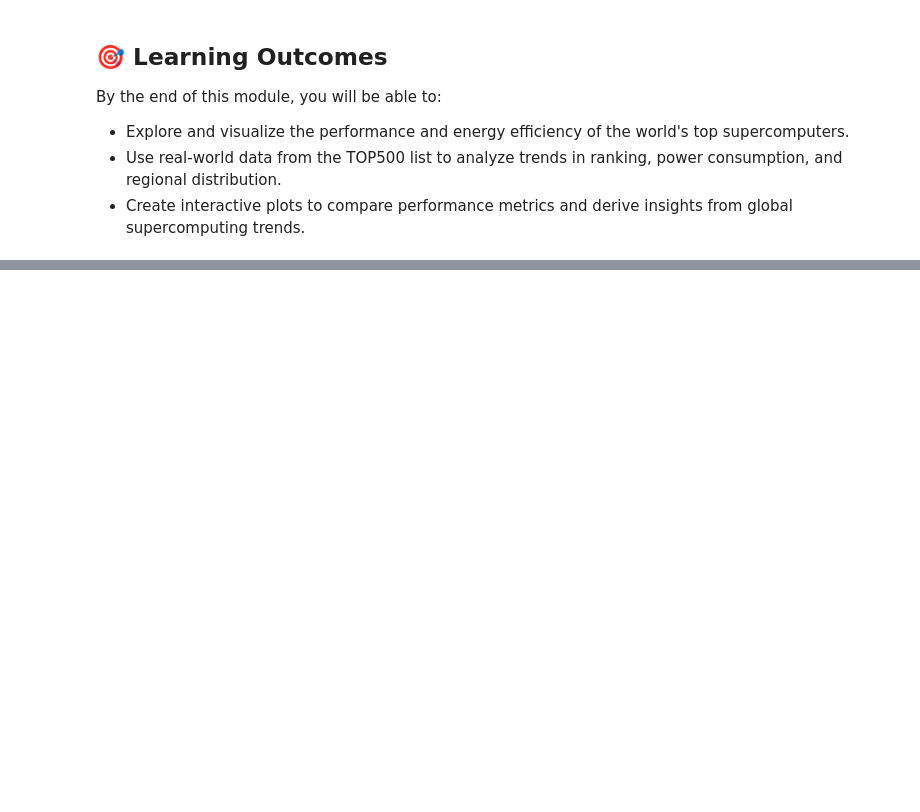
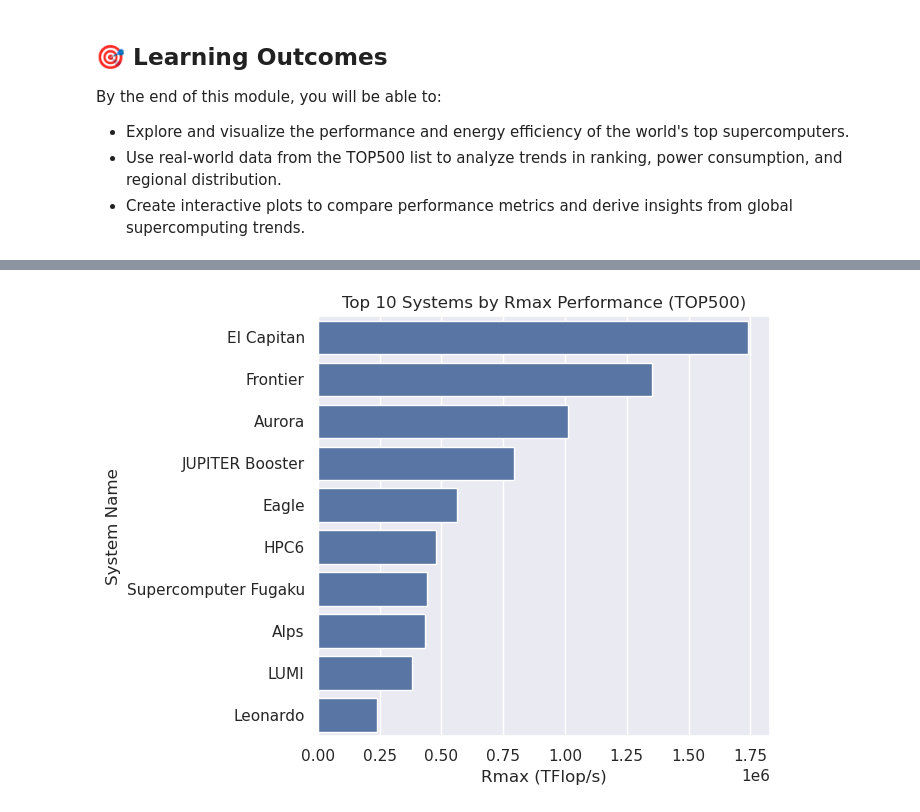
Before and after one commit to charlesWLivelyPhD/DOE_HPC_Bootcamp_2025, a Jupyter notebook: Module_2_NERSC_DOE_HPC_BOOTCAMP2025.ipynb, the cells around one changed output, grey strips where cells are left out. Saved outputs shown, nothing was run; the diff lists cells and outputs as text; code cells hidden in the pictures; blank space fills up the shorter version.

Commit message:
Updates to Module 3 and data files

```diff
--- a/Module_2_NERSC_DOE_HPC_BOOTCAMP2025.ipynb
+++ b/Module_2_NERSC_DOE_HPC_BOOTCAMP2025.ipynb
@@ -252,0 +396,96 @@ We have explored the data of the top 500 supercomputers, cleaned it, and visuali
+# %%
+import pandas as pd
+import matplotlib.pyplot as plt
+import seaborn as sns
+import re
+
+# --- helpers ---
+def normalize(s: str) -> str:
+    """Lowercase, remove brackets/parentheses, collapse spaces/underscores."""
+    s = s.lower()
+    s = s.replace("\u202f", " ")  # thin space
+    s = re.sub(r"[()\[\]]", "", s)
+    s = re.sub(r"[_\s]+", " ", s).strip()
+    return s
+
+def find_col(cols, must_include):
+    """Find first column whose normalized name contains all tokens in must_include."""
+    ncols = {c: normalize(c) for c in cols}
+    for c, n in ncols.items():
+        if all(tok in n for tok in must_include):
+            return c
+    return None
+
+def coerce_numeric(series):
+    """Turn strings like '1,234.5' or '1 234.5' into floats; keep NaN if not parseable."""
+    return pd.to_numeric(
+        series.astype(str)
+              .str.replace("\u202f", "", regex=False)  # thin NBSP
+              .str.replace(",", "", regex=False)
+              .str.replace(" ", "", regex=False),
+        errors="coerce"
+    )
+
+# --- config / style ---
+scale = 1.75
+sns.set(rc={'figure.figsize': (4 * scale, 3 * scale)})
+
+# --- load ---
+data_path = "data/TOP500_202506.csv"
+data = pd.read_csv(data_path)
+
+# --- identify key columns robustly ---
+name_col   = find_col(data.columns, ["name"]) or find_col(data.columns, ["system", "name"])
+site_col   = find_col(data.columns, ["site", "id"])  # fallback for empty names
+rmax_col   = (find_col(data.columns, ["rmax", "flop"]) or
+              find_col(data.columns, ["r max", "flop"]))
+power_col  = (find_col(data.columns, ["power", "kw"]) or
+              find_col(data.columns, ["power"]))  # sometimes just "Power"
+
+if name_col is None and site_col is None:
+    raise KeyError("Couldn't find a Name or Site ID-like column. Columns are:\n" + ", ".join(data.columns))
+
+# --- cleaning ---
+df = data.copy()
+# fill names from site if name missing
+if name_col is None:
+    name_col = site_col
+elif site_col is not None:
+    df[name_col].fillna(df[site_col], inplace=True)
+
+# make numeric
+if rmax_col is None:
+    raise KeyError("Couldn't find an Rmax column. Looked for headers containing 'rmax' and 'flop'. "
+                   f"Available columns: {list(data.columns)}")
+df[rmax_col] = coerce_numeric(df[rmax_col])
+
+if power_col in df.columns:
+    df[power_col] = coerce_numeric(df[power_col])
+
+# drop rows with no Rmax
+df = df.dropna(subset=[rmax_col])
+
+# quick peek
+print(df[[name_col, rmax_col] + ([power_col] if power_col in df.columns else [])].head(5))
+
+# --- choose top 10 by Rmax ---
+top10 = df.sort_values(rmax_col, ascending=False).head(10)
+
+# detect units to label axis nicely
+rmax_label = rmax_col
+norm_rmax = normalize(rmax_col)
+if "pflop" in norm_rmax:
+    x_label = "Rmax (PFlop/s)"
+elif "tflop" in norm_rmax:
+    x_label = "Rmax (TFlop/s)"
+else:
+    x_label = "Rmax"
+
+# --- plot ---
+sns.barplot(data=top10, x=rmax_col, y=name_col)
+plt.xlabel(x_label)
+plt.ylabel("System Name")
+plt.title("Top 10 Systems by Rmax Performance (TOP500)")
+plt.tight_layout()
+plt.show()
+# %% [output]
@@ -252,0 +498 @@ We have explored the data of the top 500 supercomputers, cleaned it, and visuali
+[figure, added]
```
Also changed, not shown: parts of 60 cells of this notebook, 6 other files.
